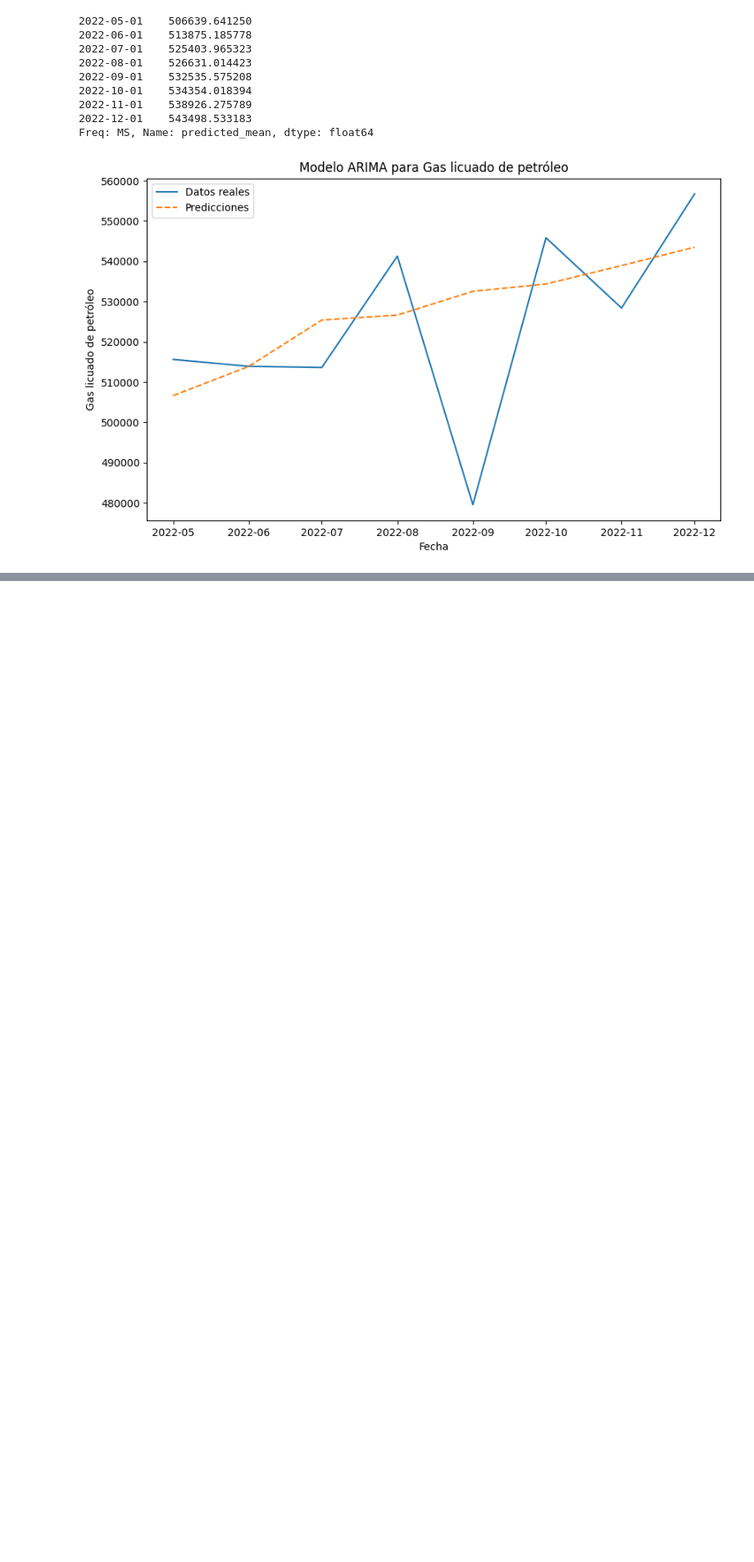
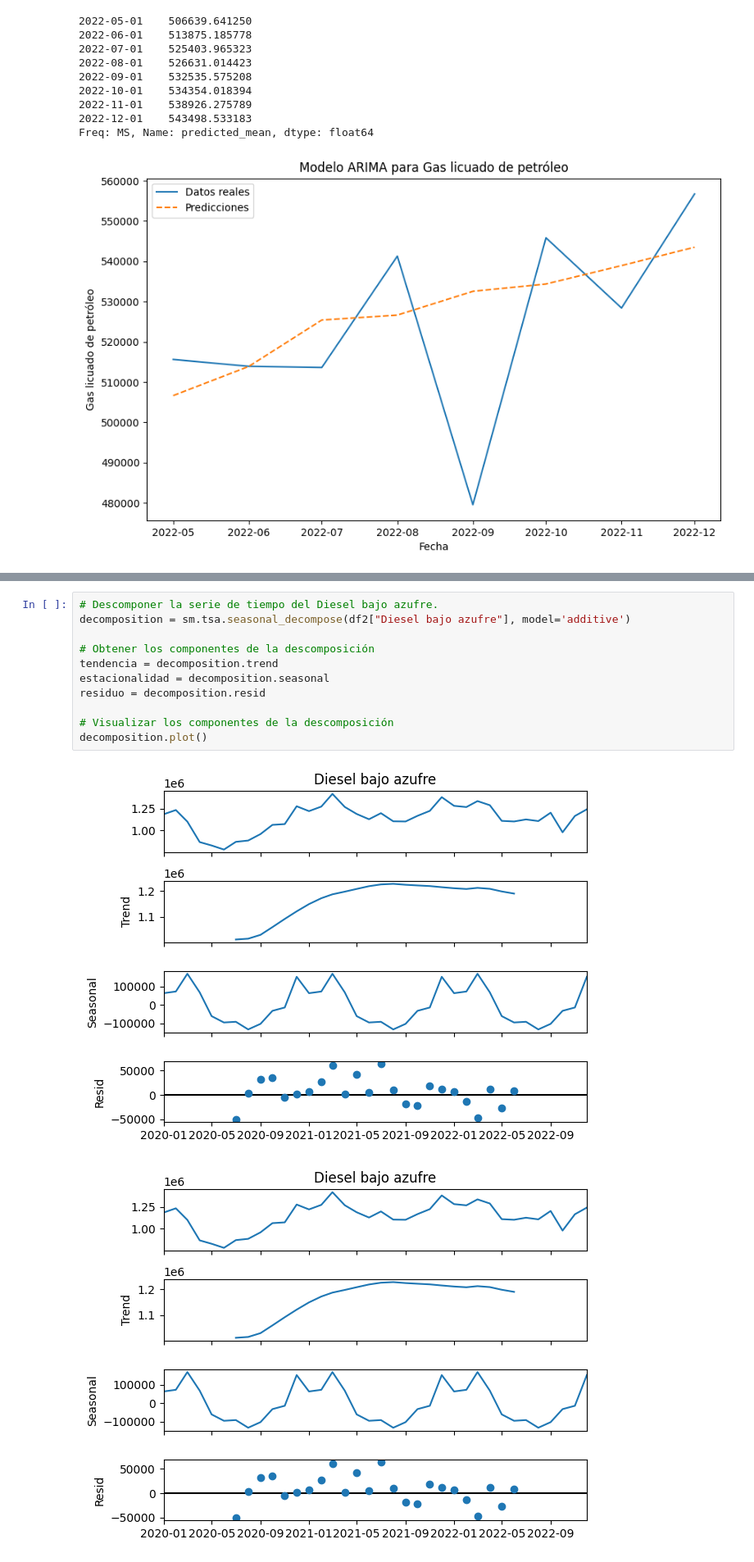
Before and after one commit to Javier19-cmd/Lab2-Data, a Jupyter notebook: Lab2.ipynb, the cells around one changed output, grey strips where cells are left out. Shown at 82% size. Drawn from its saved outputs; the diff is of its cells as text; blank space fills up the shorter version.

```diff
--- a/Lab2.ipynb
+++ b/Lab2.ipynb
@@ -2019,0 +2183,14 @@ Freq: MS, Name: predicted_mean, dtype: float64
+# %%
+# Descomponer la serie de tiempo del Diesel bajo azufre.
+decomposition = sm.tsa.seasonal_decompose(df2["Diesel bajo azufre"], model='additive')
+
+# Obtener los componentes de la descomposición
+tendencia = decomposition.trend
+estacionalidad = decomposition.seasonal
+residuo = decomposition.resid
+
+# Visualizar los componentes de la descomposición
+decomposition.plot()
+# %% [output]
+[figure, added]
+[figure, added]
```
Also changed, not shown: parts of 19 cells of this notebook.
